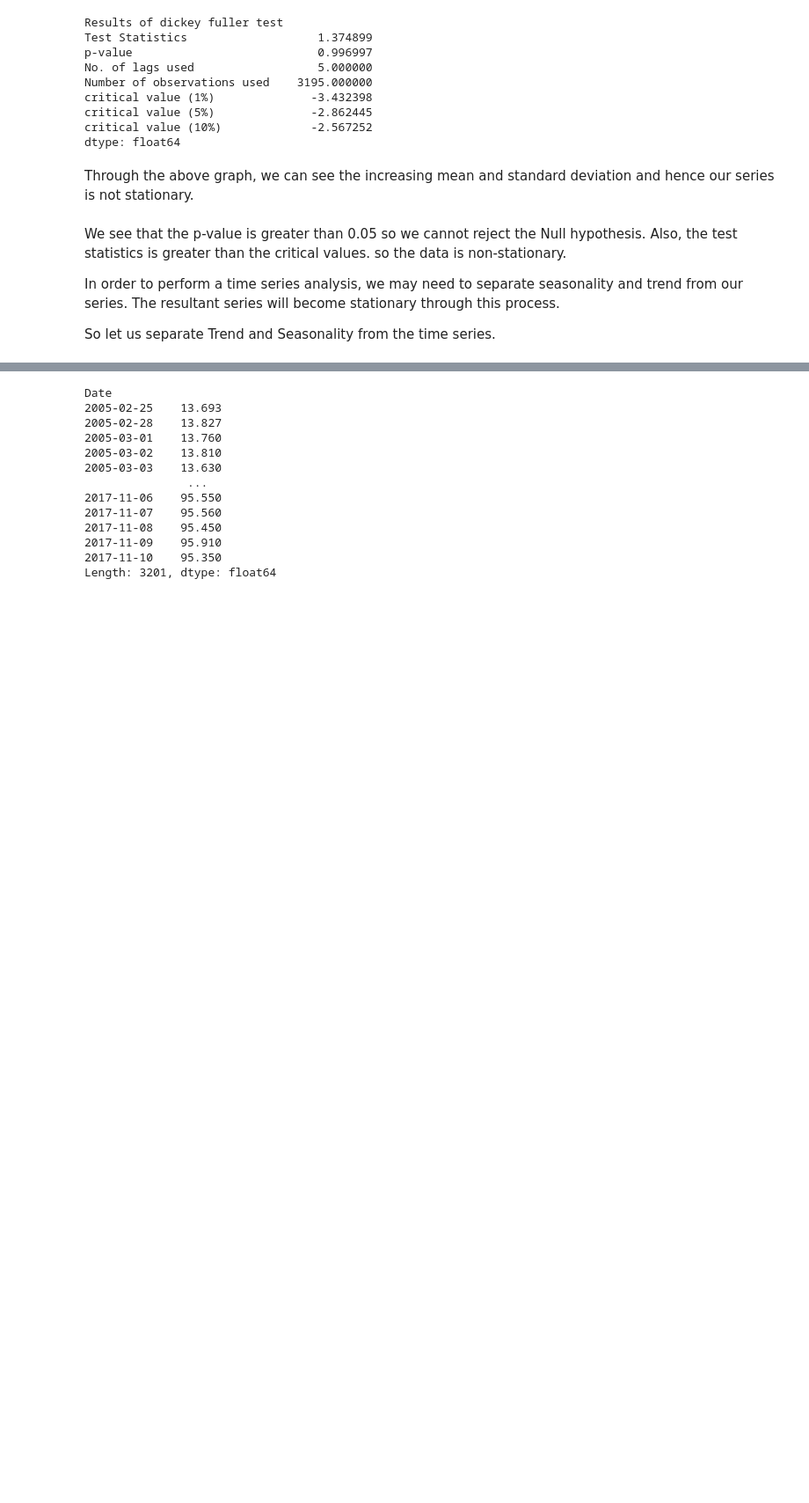
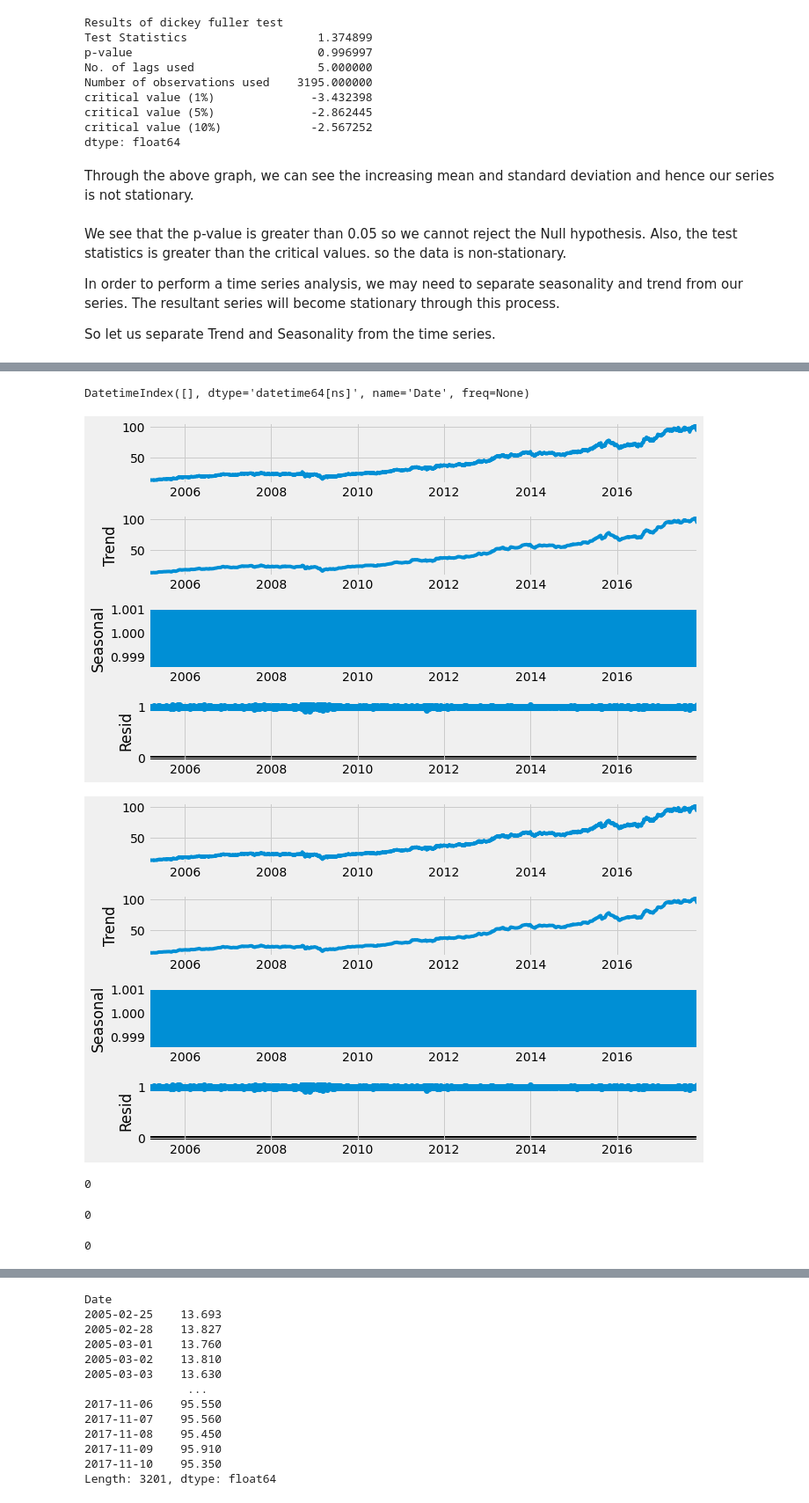
Before and after one commit to yashsingla984/stockmarketforecasting, a Jupyter notebook: stock-market-forecasting-arima.ipynb, the cells around one changed output, grey strips where cells are left out. Shown at 88% size. Saved outputs shown, nothing was run; the diff lists cells and outputs as text; code cells hidden in the pictures; blank space fills up the shorter version.

Commit message:
solve issue of nan in trend

```diff
--- a/stock-market-forecasting-arima.ipynb
+++ b/stock-market-forecasting-arima.ipynb
@@ -253,2 +292,11 @@ df_close
 # %%
-result = seasonal_decompose(df_close, model='multiplicative', freq = 30)
+result = seasonal_decompose(df_close, model='multiplicative', period = 7, extrapolate_trend='freq')
+# %%
+result.trend[result.trend.isna() == True].index
+# %% [output]
+DatetimeIndex([], dtype='datetime64[ns]', name='Date', freq=None)
+# %%
+result.plot()
+# %% [output]
+[figure, added]
+[figure, added]
@@ -254,0 +307,13 @@ result = seasonal_decompose(df_close, model='multiplicative', freq = 30)
+# %%
+#result.trend.to_clipboard()
+result.trend.isna().sum()
+# %% [output]
+0
+# %%
+result.seasonal.isna().sum()
+# %% [output]
+0
+# %%
+result.resid.isna().sum()
+# %% [output]
+0
```
Also changed, not shown: parts of 24 cells of this notebook.
